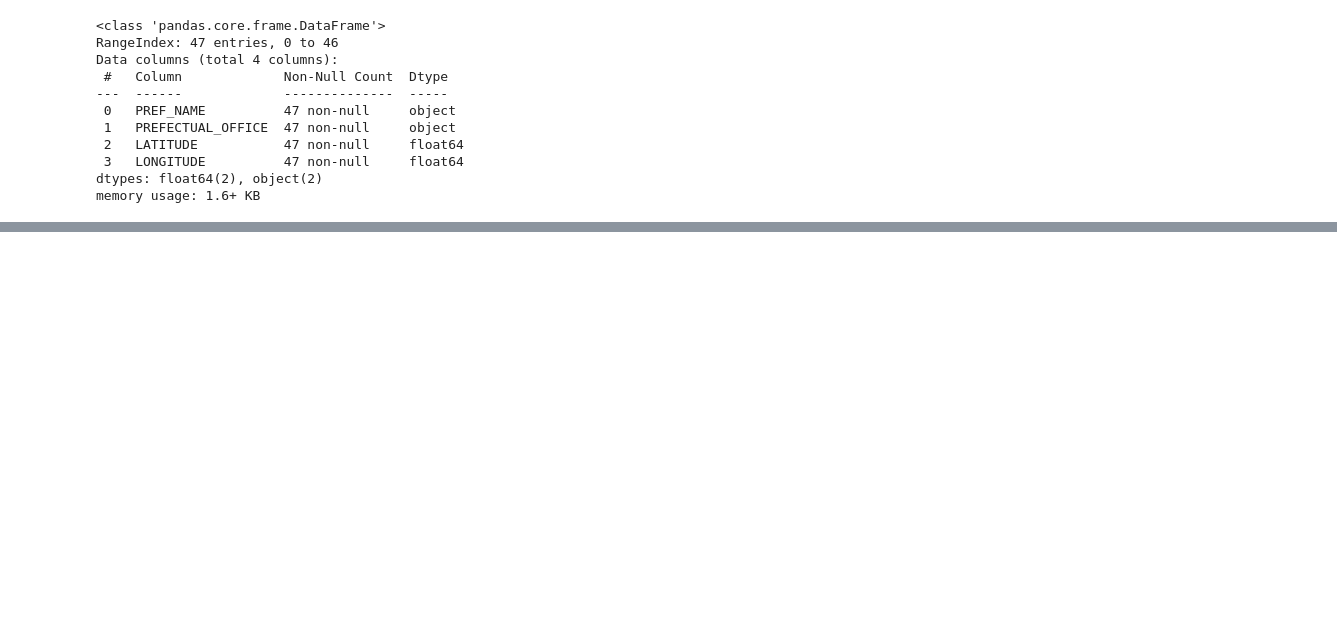
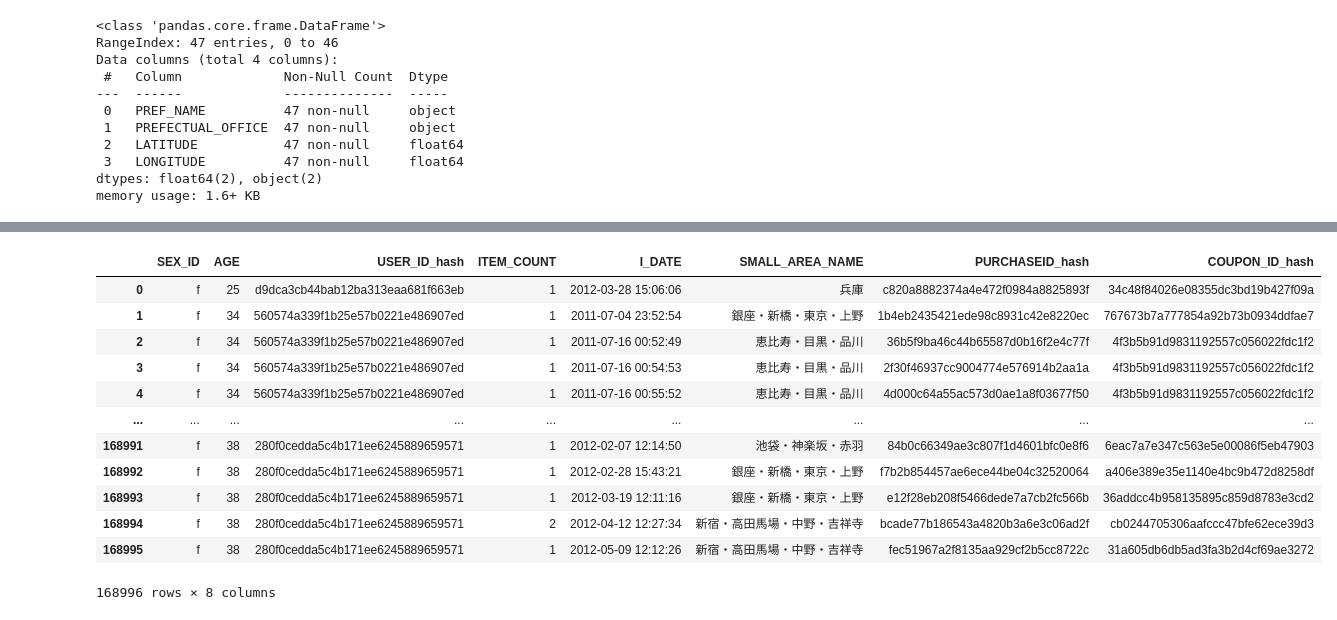
Before and after one commit to MarilynSasha/Marilyn-Capstone3, a Jupyter notebook: coupons.ipynb, the cells around one changed output, grey strips where cells are left out. Drawn from its saved outputs; the diff is of its cells as text; code cells hidden in the pictures; blank space fills up the shorter version.

```diff
--- a/coupons.ipynb
+++ b/coupons.ipynb
@@ -327,0 +455,19 @@ memory usage: 1.6+ KB
+# %%
+# this version of joining the two dataframes worked as I needed and now going to group and categorize into age groups for testing
+
+user_merge = pd.merge(users2, detail_train, on='USER_ID_hash')
+user_merge
+# %% [output]
+|  | SEX_ID | AGE | USER_ID_hash | ITEM_COUNT | I_DATE | SMALL_AREA_NAME | PURCHASEID_hash | COUPON_ID_hash |
+| 0 | f | 25 | d9dca3cb44bab12ba313eaa681f663eb | 1 | 2012-03-28 15:06:06 | 兵庫 | c820a8882374a4e472f0984a8825893f | 34c48f84026e08355dc3bd19b427f09a |
+| 1 | f | 34 | 560574a339f1b25e57b0221e486907ed | 1 | 2011-07-04 23:52:54 | 銀座・新橋・東京・上野 | 1b4eb2435421ede98c8931c42e8220ec | 767673b7a777854a92b73b0934ddfae7 |
+| 2 | f | 34 | 560574a339f1b25e57b0221e486907ed | 1 | 2011-07-16 00:52:49 | 恵比寿・目黒・品川 | 36b5f9ba46c44b65587d0b16f2e4c77f | 4f3b5b91d9831192557c056022fdc1f2 |
+| 3 | f | 34 | 560574a339f1b25e57b0221e486907ed | 1 | 2011-07-16 00:54:53 | 恵比寿・目黒・品川 | 2f30f46937cc9004774e576914b2aa1a | 4f3b5b91d9831192557c056022fdc1f2 |
+| 4 | f | 34 | 560574a339f1b25e57b0221e486907ed | 1 | 2011-07-16 00:55:52 | 恵比寿・目黒・品川 | 4d000c64a55ac573d0ae1a8f03677f50 | 4f3b5b91d9831192557c056022fdc1f2 |
+| ... | ... | ... | ... | ... | ... | ... | ... | ... |
+| 168991 | f | 38 | 280f0cedda5c4b171ee6245889659571 | 1 | 2012-02-07 12:14:50 | 池袋・神楽坂・赤羽 | 84b0c66349ae3c807f1d4601bfc0e8f6 | 6eac7a7e347c563e5e00086f5eb47903 |
+| 168992 | f | 38 | 280f0cedda5c4b171ee6245889659571 | 1 | 2012-02-28 15:43:21 | 銀座・新橋・東京・上野 | f7b2b854457ae6ece44be04c32520064 | a406e389e35e1140e4bc9b472d8258df |
+| 168993 | f | 38 | 280f0cedda5c4b171ee6245889659571 | 1 | 2012-03-19 12:11:16 | 銀座・新橋・東京・上野 | e12f28eb208f5466dede7a7cb2fc566b | 36addcc4b958135895c859d8783e3cd2 |
+| 168994 | f | 38 | 280f0cedda5c4b171ee6245889659571 | 2 | 2012-04-12 12:27:34 | 新宿・高田馬場・中野・吉祥寺 | bcade77b186543a4820b3a6e3c06ad2f | cb0244705306aafccc47bfe62ece39d3 |
+| 168995 | f | 38 | 280f0cedda5c4b171ee6245889659571 | 1 | 2012-05-09 12:12:26 | 新宿・高田馬場・中野・吉祥寺 | fec51967a2f8135aa929cf2b5cc8722c | 31a605db6db5ad3fa3b2d4cf69ae3272 |
+168996 rows × 8 columns
```
Also changed, not shown: parts of 25 cells of this notebook.
